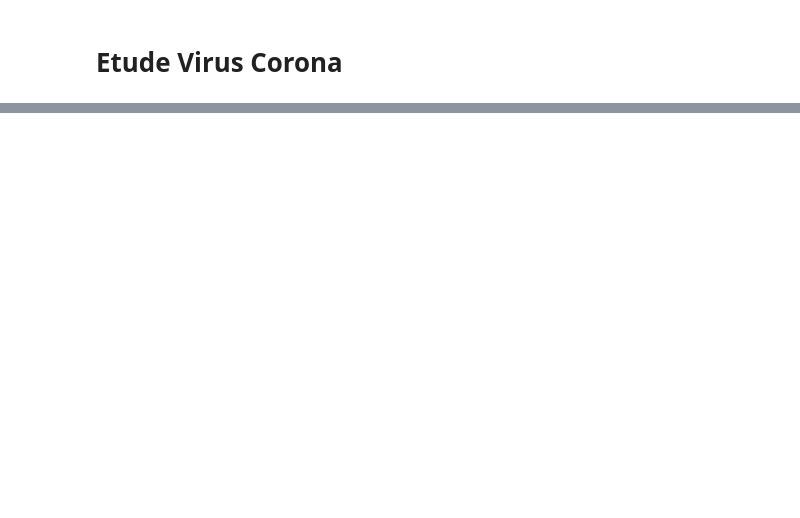
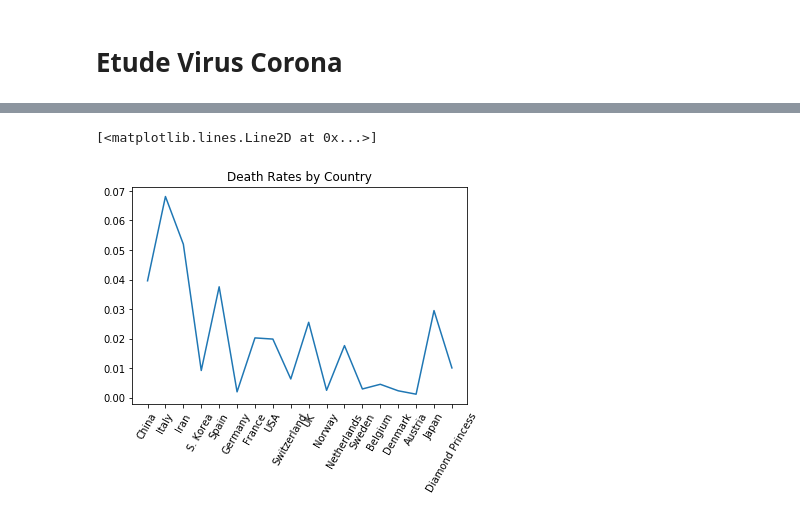
Before and after one commit to marcyves/COVID19-Python, a Jupyter notebook: coravirus.ipynb, the cells around one changed output, grey strips where cells are left out. Saved outputs shown, nothing was run; the diff lists cells and outputs as text; code cells hidden in the pictures; blank space fills up the shorter version.

```diff
--- a/coravirus.ipynb
+++ b/coravirus.ipynb
@@ -51,3 +78,11 @@ plt.plot(df[top50 & nototal].Countries, df[top50 & nototal].TotalCases)
+# %%
+plt.figure()
+plt.title('Death Rates by Country')
+plt.xticks(rotation=60)
+plt.plot(df[top50 & nototal].Countries, df[top50 & nototal].DeathRate)
+# %% [output]
+[<matplotlib.lines.Line2D at 0x...>]
+[figure, added]
 # %%
 import numpy as np
 
```
Also changed, not shown: parts of 9 cells of this notebook.
